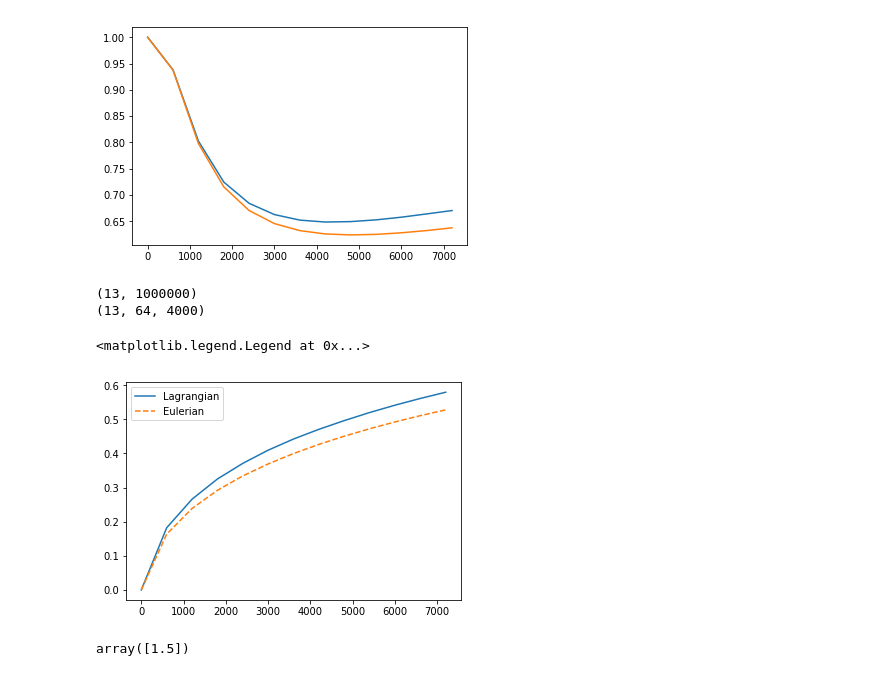
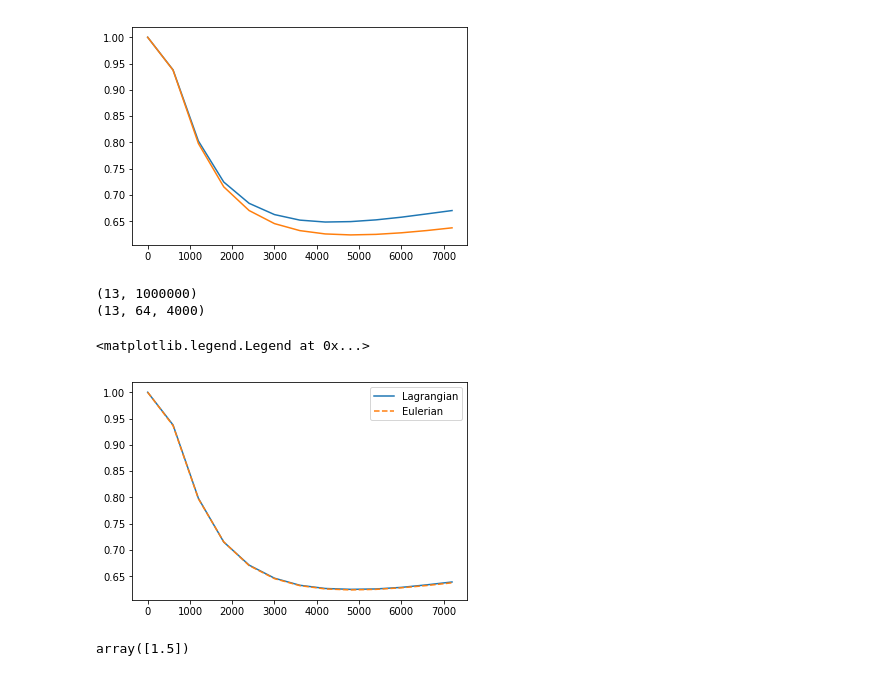
Before and after one commit to nordam/Eulerian-and-Lagrangian-methods, a Jupyter notebook: notebooks/Debugging.ipynb, the cells around one changed output. Drawn from its saved outputs; the diff is of its cells as text; code cells hidden in the pictures.

```diff
--- a/notebooks/Debugging.ipynb
+++ b/notebooks/Debugging.ipynb
@@ -756,34 +756,34 @@ plt.plot(tE, np.sum(CE*dz, axis = (1,2)))
 [figure]
 # %%
 ZL = np.load('../tmp_results/Case3_K_A_lagrangian_Nparticles=1000000_dt=10_Z_0000.npy')
-CE = np.load('../tmp_results/Case3_K_A_block_Nclasses=64_NJ=4000_dt=30.0.npy')
+CE = np.load('../tmp_results/Case3_K_A_block_Nclasses=64_NJ=4000_dt=10.0.npy')
 
 print(ZL.shape)
 print(CE.shape)
 
 Np = ZL.shape[1]
 
 zf, dz = np.linspace(0, 50, CE.shape[-1]+1, retstep = True)
 zc = zf[:-1] + dz/2
 
 tL = np.linspace(0, 2*3600, ZL.shape[0])
 tE = np.linspace(0, 2*3600, CE.shape[0])
 
 plt.plot(tL, np.sum(ZL > -999, axis = 1) / Np, label = 'Lagrangian')
 plt.plot(tE, np.sum(CE*dz, axis = (1,2)), '--', label = 'Eulerian')
 
 plt.legend()
 
 #ZL = np.load('../tmp_results/Case3_K_A_lagrangian_Nparticles=1000000_dt=1_Z_0000.npy')
 #Np = ZL.shape[1]
 #tL = np.linspace(0, 2*3600, ZL.shape[0])
 
 #plt.plot(tL, np.sum(ZL > -999, axis = 1) / Np)
 # %% [output]
 (13, 1000000)
 (13, 64, 4000)
 <matplotlib.legend.Legend at 0x...>
-[figure, old version]
+[figure, new version]
 # %%
 x = 1
 np.array([0.5, 1.5])[np.digitize(np.array([x]), np.array([0, 1, 2]))-1]
```
Also changed, not shown: 2 other files.
